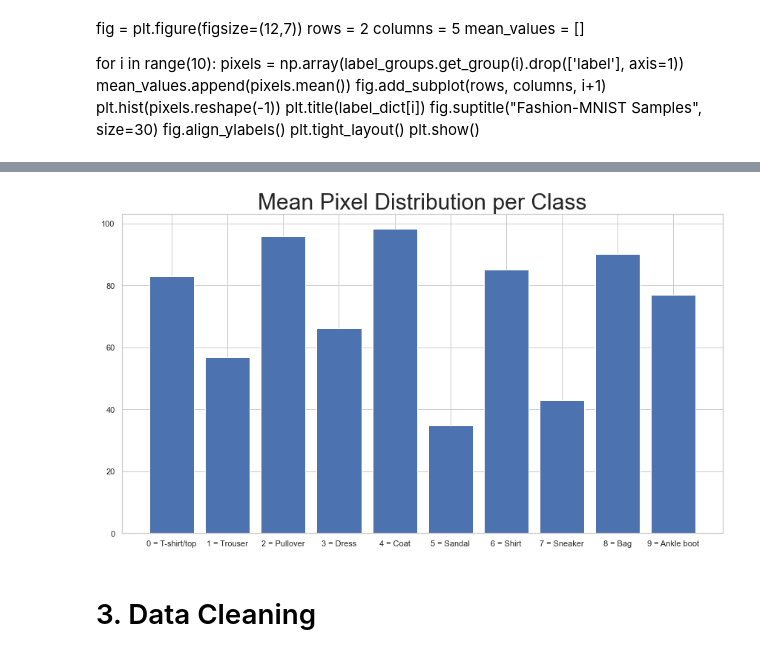
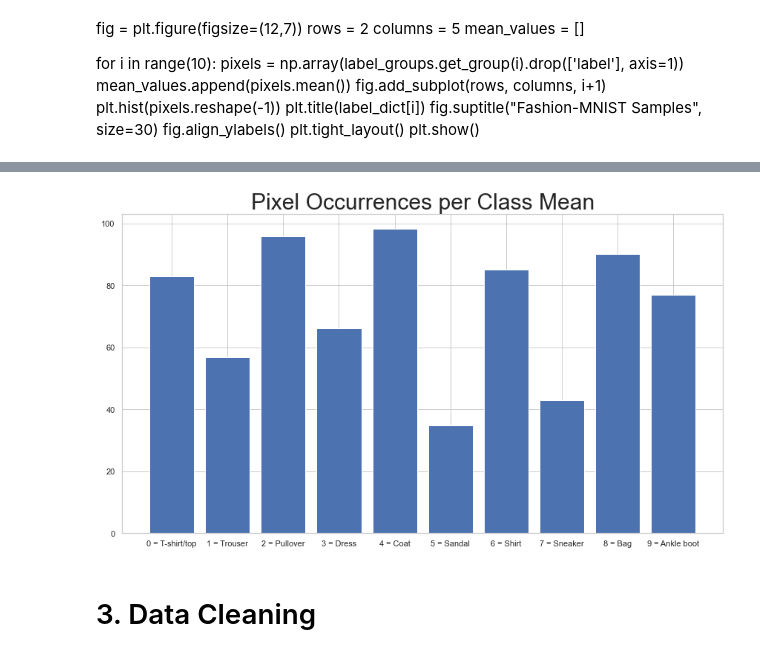
Before and after one commit to adiy55/1SB-Final-Project, a Jupyter notebook: 1SB ML Fashion MNIST.ipynb, the cells around one changed output, grey strips where cells are left out. Drawn from its saved outputs; the diff is of its cells as text; code cells hidden in the pictures.

Commit message:
Move "Mean" to end of plot title (section 2)

```diff
--- a/1SB ML Fashion MNIST.ipynb
+++ b/1SB ML Fashion MNIST.ipynb
@@ -232,12 +232,12 @@ plt.show()
 # %%
 plt.figure(figsize=(12,7))
 plt.bar(np.arange(10), mean_values)
 plt.xticks(np.arange(10), labels=label_dict.values())
-plt.title("Mean Pixel Occurrences per Class", size=30)
+plt.title("Pixel Occurrences per Class Mean", size=30)
 plt.tight_layout()
 plt.show()
 # %% [output]
-[figure, old version]
+[figure, new version]
 # %% [markdown]
 # 3. Data Cleaning
 # %%
```
Also changed, not shown: parts of 1 cell of this notebook.
